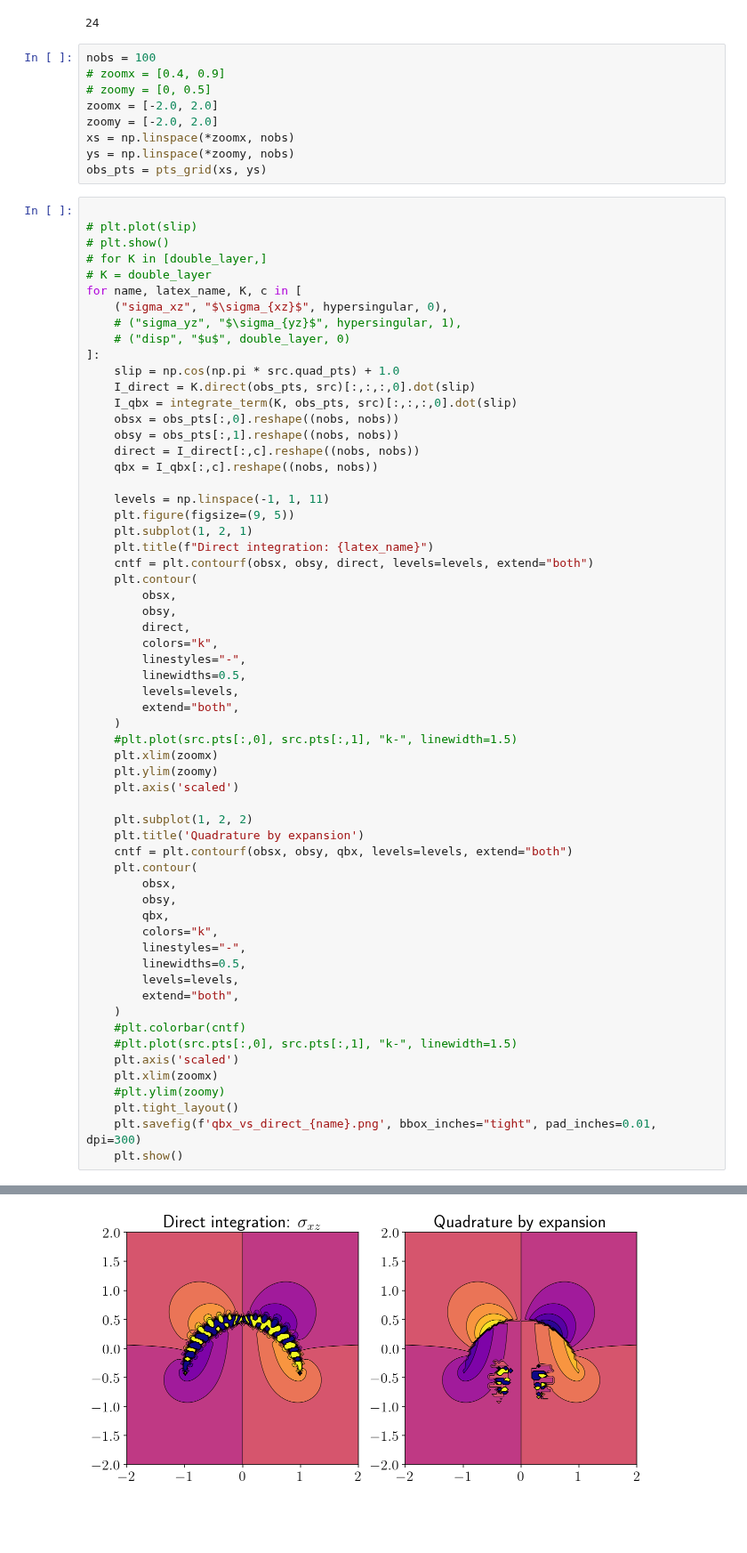
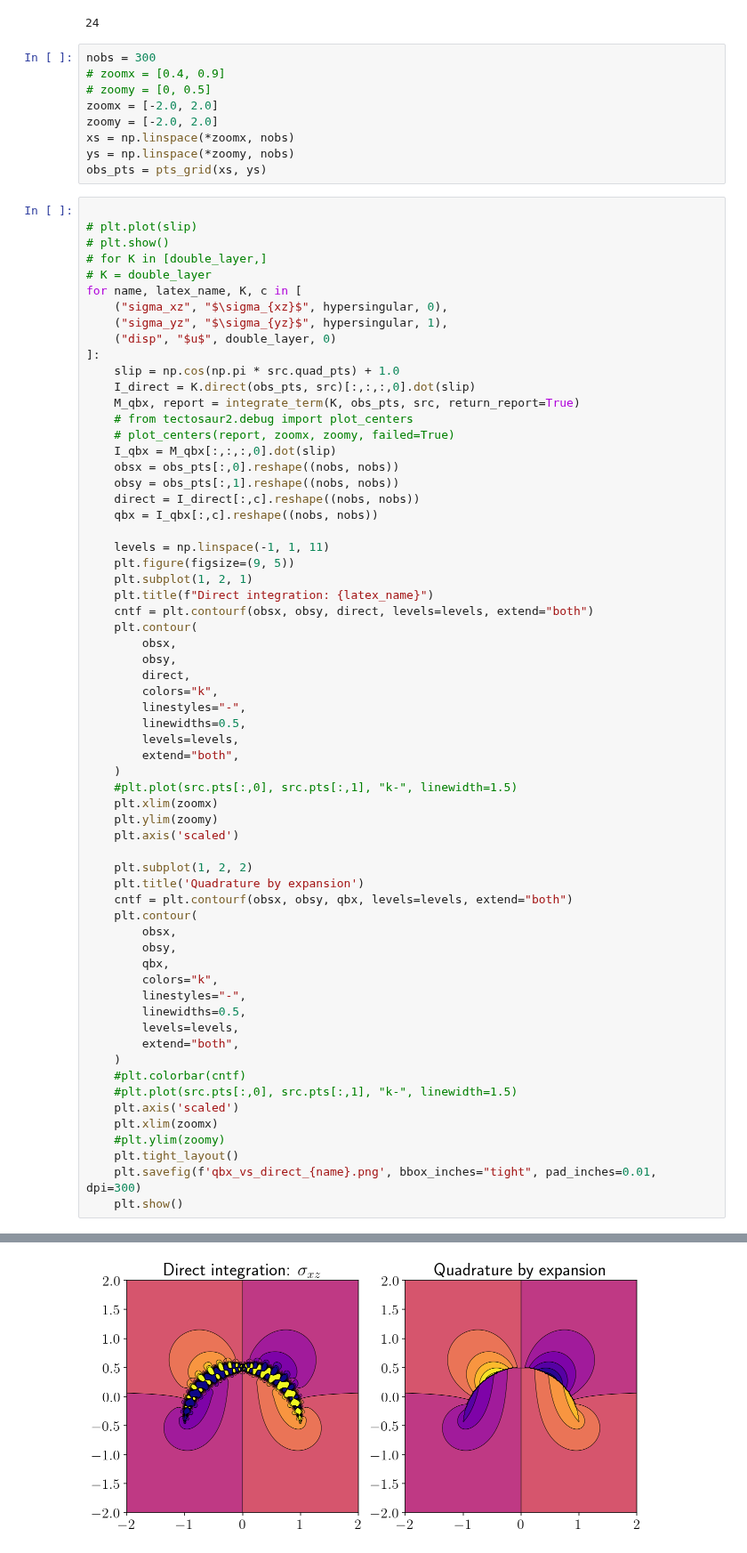
Before and after one commit to tbenthompson/tectosaur2, a Jupyter notebook: tutorials/c1qbx/seas_figure.ipynb, the cells around one changed output, grey strips where cells are left out. Shown at 89% size. Saved outputs shown, nothing was run; the diff lists cells and outputs as text; blank space fills up the shorter version.

Commit message:
Adding a little bit of robustness to the expansion center choice code.

```diff
--- a/tutorials/c1qbx/seas_figure.ipynb
+++ b/tutorials/c1qbx/seas_figure.ipynb
@@ -23,7 +23,7 @@ src.n_pts
 # %% [output]
 24
 # %%
-nobs = 100
+nobs = 300
 # zoomx = [0.4, 0.9]
 # zoomy = [0, 0.5]
 zoomx = [-2.0, 2.0]
@@ -39,12 +39,15 @@ obs_pts = pts_grid(xs, ys)
 # K = double_layer
 for name, latex_name, K, c in [
     ("sigma_xz", "$\sigma_{xz}$", hypersingular, 0),
-    # ("sigma_yz", "$\sigma_{yz}$", hypersingular, 1),
-    # ("disp", "$u$", double_layer, 0)
+    ("sigma_yz", "$\sigma_{yz}$", hypersingular, 1),
+    ("disp", "$u$", double_layer, 0)
 ]:
     slip = np.cos(np.pi * src.quad_pts) + 1.0
     I_direct = K.direct(obs_pts, src)[:,:,:,0].dot(slip)
-    I_qbx = integrate_term(K, obs_pts, src)[:,:,:,0].dot(slip)
+    M_qbx, report = integrate_term(K, obs_pts, src, return_report=True)
+    # from tectosaur2.debug import plot_centers
+    # plot_centers(report, zoomx, zoomy, failed=True)
+    I_qbx = M_qbx[:,:,:,0].dot(slip)
     obsx = obs_pts[:,0].reshape((nobs, nobs))
     obsy = obs_pts[:,1].reshape((nobs, nobs))
     direct = I_direct[:,c].reshape((nobs, nobs))
@@ -112 +104 @@ max err: 1.06543e-09   tol: 1e-12
-[figure, old version]
+[figure, new version]
```
Also changed, not shown: parts of 1 cell of this notebook, 4 other files.
